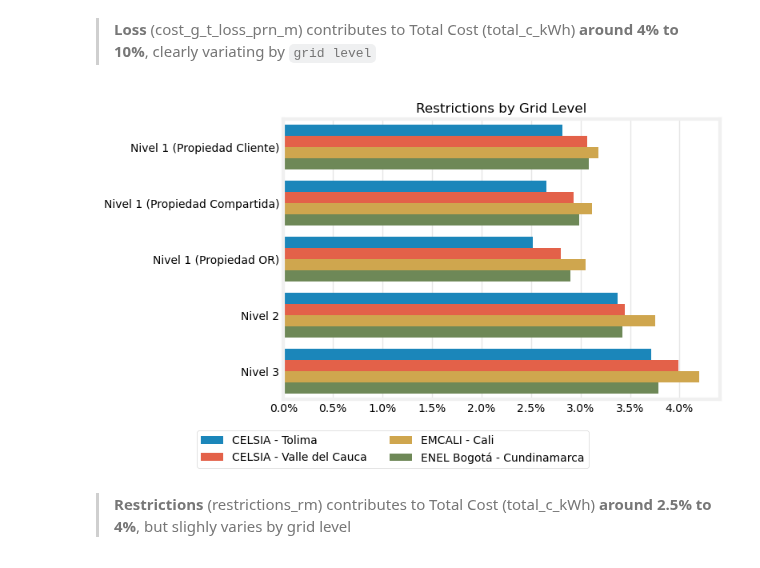
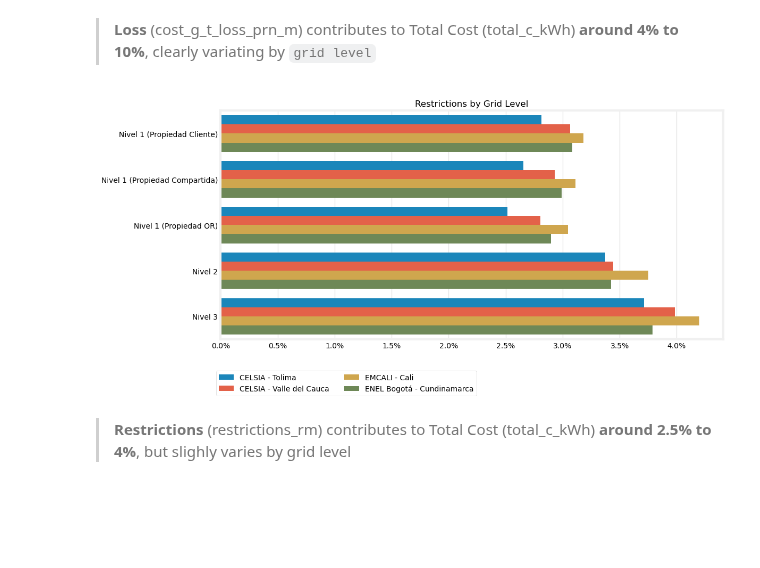
Before and after one commit to c4-calderon/c4-calderon.github.io, a Jupyter notebook: _notebooks/2026-04-05-Electricity-Rates-and-Costs.ipynb, the cells around one changed output. Drawn from its saved outputs; the diff is of its cells as text; code cells hidden in the pictures; blank space fills up the shorter version.

```diff
--- a/_notebooks/2026-04-05-Electricity-Rates-and-Costs.ipynb
+++ b/_notebooks/2026-04-05-Electricity-Rates-and-Costs.ipynb
@@ -671,22 +823,23 @@ plt.show()
 # %% [markdown]
 >  **Loss** (cost_g_t_loss_prn_m) contributes to Total Cost (total_c_kWh) **around 4% to 10%**, clearly variating by `grid level`
 # %%
-plt.figure(figsize=(8,5))
+plt.figure(figsize=(12,6))
 
 ax = sns.barplot(
     data=percentage_df,
     y='grid_level', x='restrictions_rm',
-    hue='grid_operator')
+    hue='grid_operator',
+    palette='tab10')
 
 plt.title('Restrictions by Grid Level')
 plt.ylabel('')
 plt.xlabel('')
 ax.xaxis.set_major_formatter(mtick.PercentFormatter(1.0, decimals=1))
 plt.legend(bbox_to_anchor=(0.25, -0.25), loc='lower center', borderaxespad=0.1, ncol=2)
 plt.tight_layout()
 plt.show()
 # %% [output]
-[figure, old version]
+[figure, new version]
 # %% [markdown]
 > **Restrictions** (restrictions_rm) contributes to Total Cost (total_c_kWh) **around 2.5% to 4%**, but slighly varies by grid level
 # %% [markdown]
```
Also changed, not shown: parts of 26 cells of this notebook, 15 other files.
